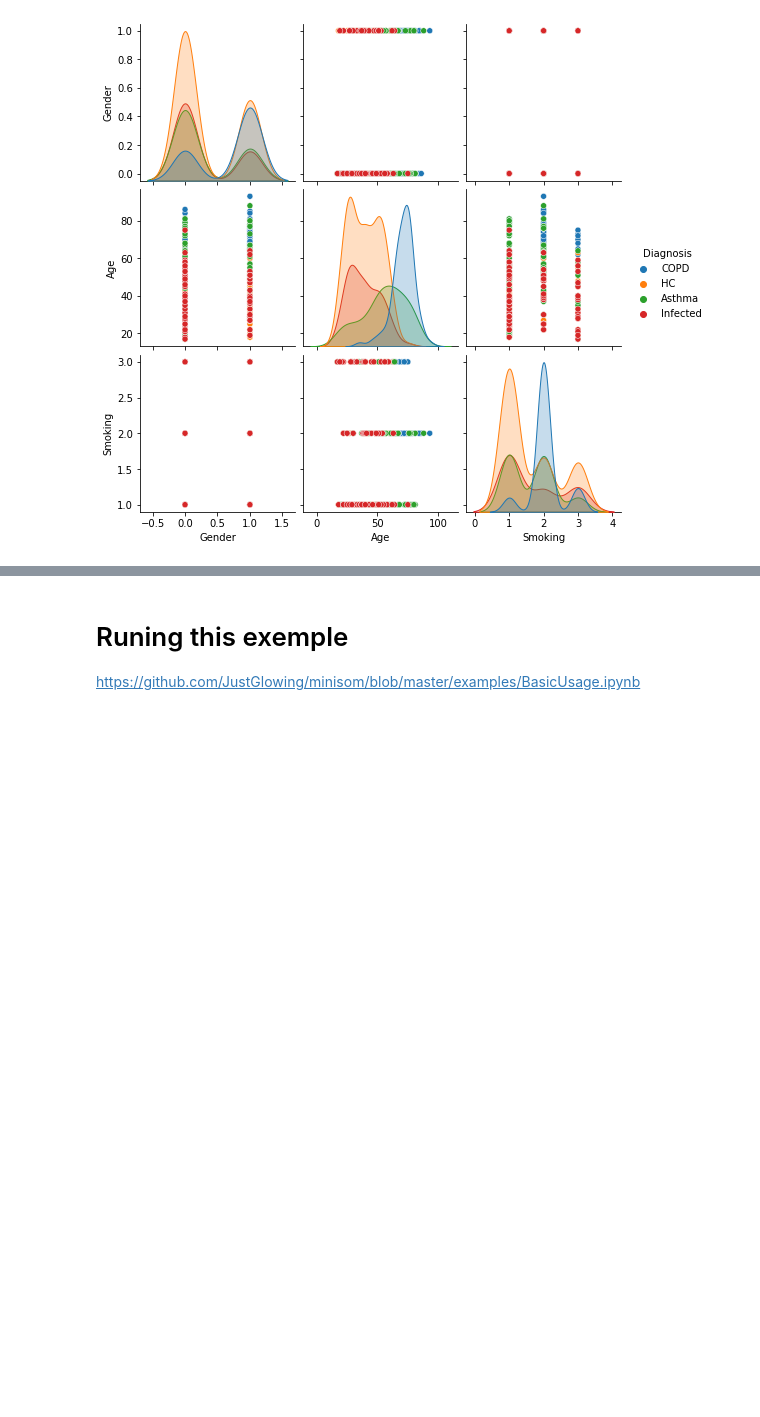
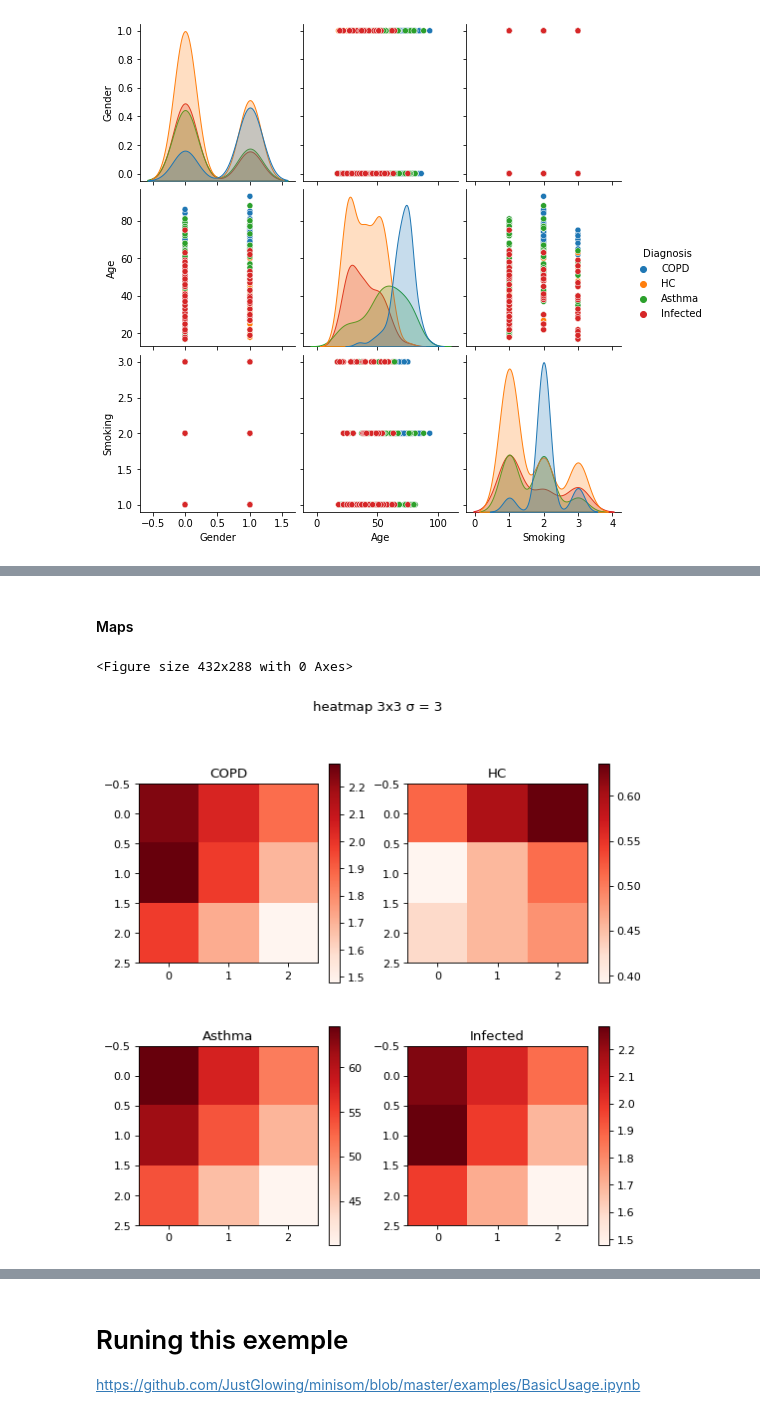
Before and after one commit to barauna-lo/Neurocomputing, a Jupyter notebook: Project_02_SOM.ipynb, the cells around one changed output, grey strips where cells are left out. Cells and saved outputs as stored; diff of their text form; code cells hidden in the pictures; blank space fills up the shorter version.

```diff
--- a/Project_02_SOM.ipynb
+++ b/Project_02_SOM.ipynb
@@ -295,0 +289,8 @@ sns.heatmap(features.astype(float).corr(), linewidths = 0.1, linecolor = 'white'
+# %%
+#Parameters
+data = features
+labels = df.Diagnosis.unique()
+#Tranforming the data for numerical values
+df['Diagnosis'].replace(['COPD', 'HC', 'Asthma', 'Infected'],
+                        [0,1,2,3], inplace=True)
+target = df['Diagnosis'].values
@@ -295,0 +299,25 @@ sns.heatmap(features.astype(float).corr(), linewidths = 0.1, linecolor = 'white'
+# %%
+n_neurons, m_neurons = 3, 3
+som_Exasens33 = MiniSom(n_neurons, n_neurons, data.shape[1], sigma=3., learning_rate=.7,neighborhood_function='gaussian', random_seed=10)
+som_Exasens33.random_weights_init(data.values)
+som_Exasens33.train_random(data.values, 1000)
+# %% [markdown]
+#### Maps
+# %%
+som = som_Exasens33
+
+grid_shape = som.get_weights().shape[0:2]
+weights = som.get_weights()
+plt.figure()
+#heatmap(som_iris33, iris.feature_names, (2, 2), cmap='Reds')
+figure(figsize=(8, 8),dpi=80)
+for i in range(len(labels)):
+  plt.subplot(2,2, i + 1)
+  plt.title(labels[i])
+  plt.imshow(weights[:, :, i-1], cmap='Reds')
+  plt.suptitle('heatmap 3x3 σ = 3')
+  plt.colorbar() #for plot the bar
+plt.show()
+# %% [output]
+<Figure size 432x288 with 0 Axes>
+[figure, added]
```
Also changed, not shown: parts of 21 cells of this notebook.
